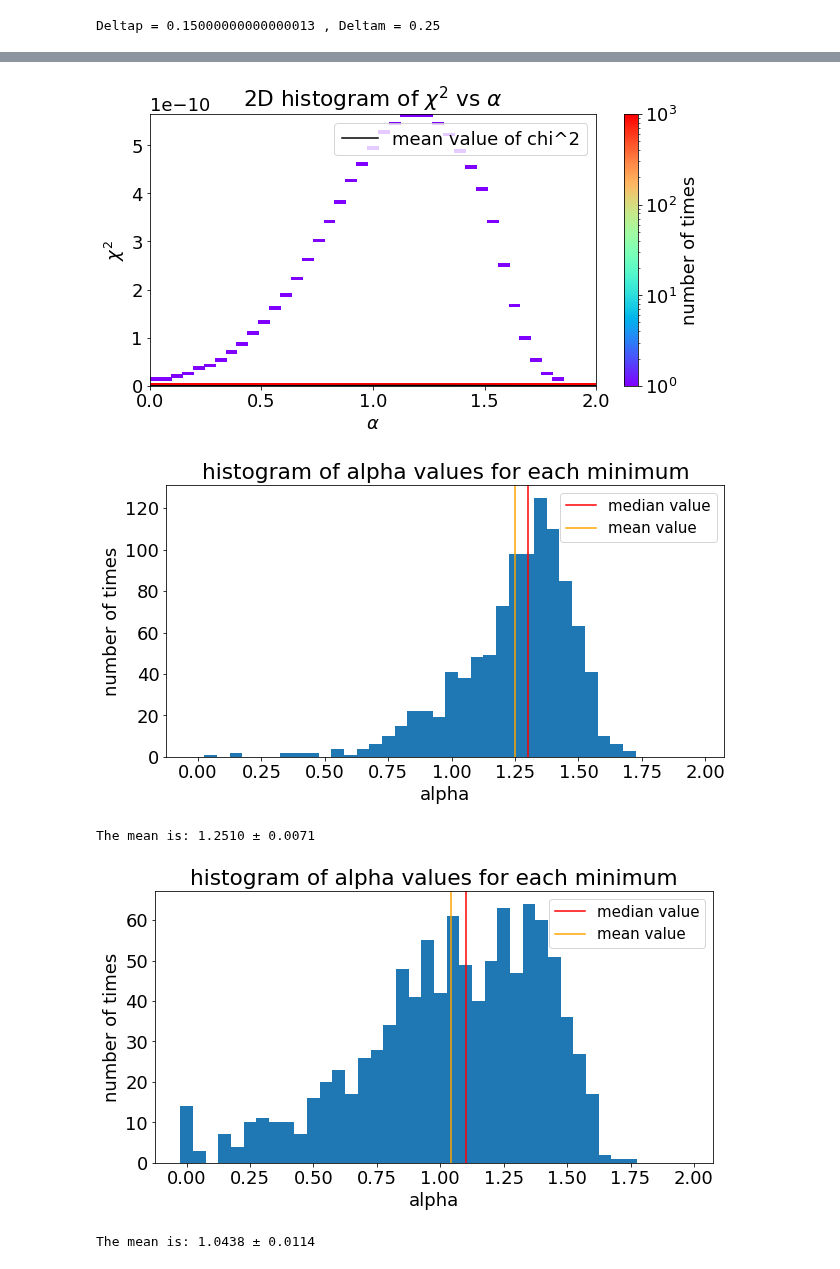
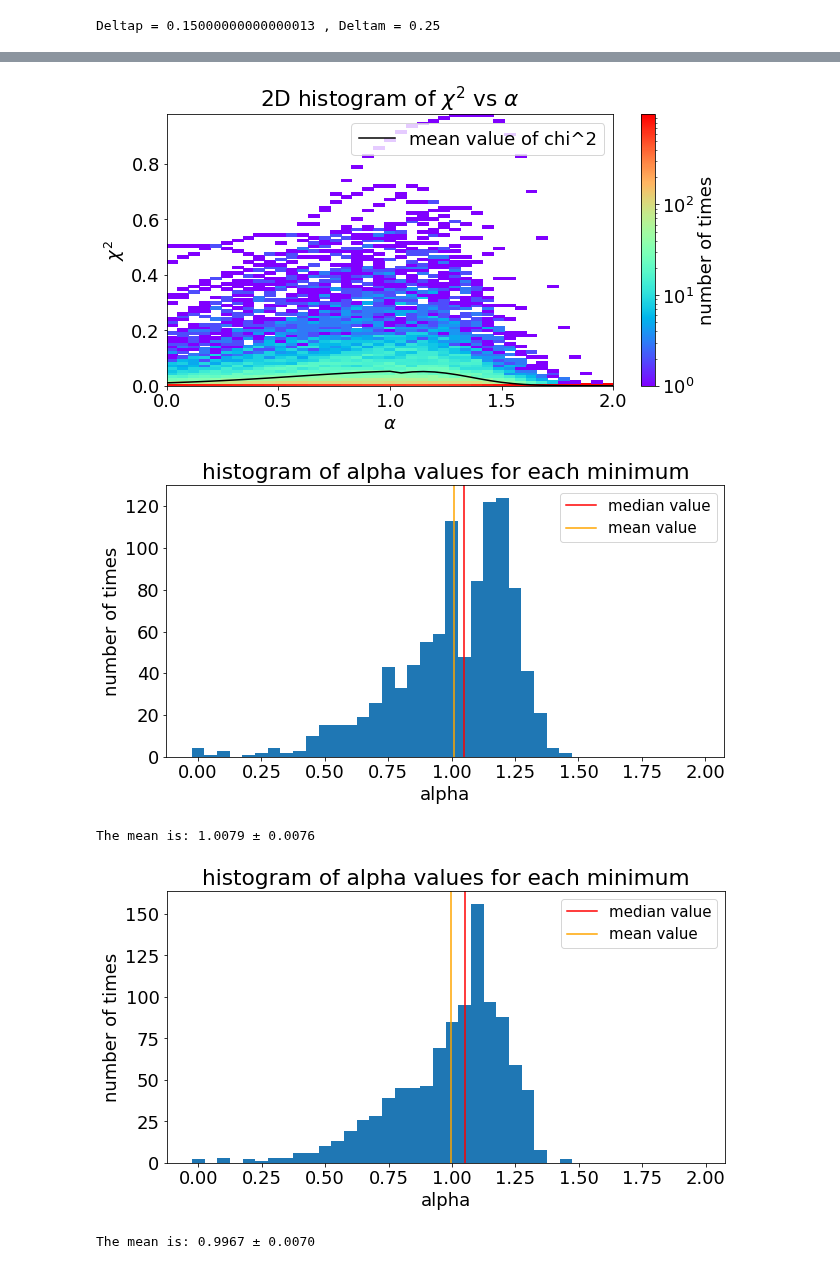
Before and after one commit to R-Grau/EBLpy, a Jupyter notebook: EBL_fit_MC_viewer.ipynb, the cells around one changed output, grey strips where cells are left out. Cells and saved outputs as stored; diff of their text form; code cells hidden in the pictures.

```diff
--- a/EBL_fit_MC_viewer.ipynb
+++ b/EBL_fit_MC_viewer.ipynb
@@ -144,7 +144,7 @@ def extract(ds):
     alphas = ds['alphas'][:]
     return chisqs,alphas
 
-loc = Path('/data/magic/users-ifae/rgrau/EBL-splines/EBL50_PWL_LP_MAGIC_with_0.04_Systematics')
+loc = Path('/data/magic/users-ifae/rgrau/EBL-splines/EBL50_LP(0.01)_LP_MAGIC_with_0.04_Systematics')
 # files = sorted([f for f in loc.glob("EBL*2022050916*.hdf5")]) #PWL_LP starting at alpha = 1 (16 alpha = 1, 11 alpha = 2)
 files = sorted([f for f in loc.glob("EBL*.hdf5")]) #all the others but PWL_LP
 # files = sorted(['/data/magic/users-ifae/rgrau/EBL-splines/EBL50_PWL_MBPWL_5knots/EBL_mult_nit0of50_202205111529.hdf5','/data/magic/users-ifae/rgrau/EBL-splines/EBL50_PWL_MBPWL_5knots/EBL_mult_nit2of50_202205111530.hdf5', '/data/magic/users-ifae/rgrau/EBL-splines/EBL50_PWL_MBPWL_5knots/EBL_mult_nit3of50_202205111529.hdf5'])
@@ -369,7 +371,7 @@ fig.colorbar(h[3], ax=ax, label="number of times")
 ax.set_title(r"2D histogram of $\chi^2$ vs $\alpha$")
 plt.show()
 # %% [output]
-[figure, old version]
+[figure, new version]
 # %%
 # for i in range(len(chisqs_iter)):
 #     print("Chi2 = ", chisqs_iter[i][20])
@@ -392,10 +394,10 @@ plt.show()
 print("The mean is:", format(mu, ".4f"), u"\u00B1", format(std/np.sqrt(niter), ".4f"))
 # print("Energy migration =", Energy_migration)
 # %% [output]
-[figure, old version]
+[figure, new version]
-The mean is: 1.2510 ± 0.0071
+The mean is: 1.0079 ± 0.0076
 # %%
-loc = Path('/data/magic/users-ifae/rgrau/EBL-splines/EBL50_LP(0.1)_LP_MAGIC_with_0.04_Systematics')
+loc = Path('/data/magic/users-ifae/rgrau/EBL-splines/EBL50_PWL_LP_MAGIC_with_0.04_Systematics')
 # files = sorted([f for f in loc.glob("EBL*2022050916*.hdf5")]) #PWL_LP starting at alpha = 1 (16 alpha = 1, 11 alpha = 2)
 files = sorted([f for f in loc.glob("EBL*.hdf5")]) #all the others but PWL_LP
 # files = sorted(['/data/magic/users-ifae/rgrau/EBL-splines/EBL50_PWL_MBPWL_5knots/EBL_mult_nit0of50_202205111529.hdf5','/data/magic/users-ifae/rgrau/EBL-splines/EBL50_PWL_MBPWL_5knots/EBL_mult_nit2of50_202205111530.hdf5', '/data/magic/users-ifae/rgrau/EBL-splines/EBL50_PWL_MBPWL_5knots/EBL_mult_nit3of50_202205111529.hdf5'])
@@ -429,35 +431,35 @@ Background_scale = inp_config["Background_scale"]
 Forward_folding = inp_config["Forward_folding"]
 initial_guess_pos = inp_config["initial_guess_pos"]
 step = inp_config["step"]
 last_bin = inp_config["last_bin"]
 first_bin = inp_config["first_bin"]
 Norm = inp_config["Norm"]
 Ph_index = inp_config["Ph_index"]
 initial_guess_0 = inp_config["initial_guess_0"]
 
 if fit_func_name == "MBPWL":
     knots = inp_config["knots"]
     Efirst = inp_config["Efirst"]
     Elast = inp_config["Elast"]
 
 mu, std = norm.fit(alphas[np.argmin(chisqs_iter, axis = 1)])
 
 plt.hist(alphas[np.argmin(chisqs_iter, axis = 1)], np.sort(alphas)-0.025)
 xmin, xmax = plt.xlim()
 # x = np.linspace(xmin, xmax, 100)
 p = norm.pdf(np.sort(alphas), mu, std)
 plt.axvline(np.median(alphas[np.argmin(chisqs_iter, axis = 1)]), label = "median value", color = "red")
 plt.axvline(np.mean(alphas[np.argmin(chisqs_iter, axis = 1)]), label = "mean value", color = "orange",)
 #plt.plot(np.sort(alphas), p/p.sum() * niter, 'k', linewidth=2)
 plt.xlabel("alpha")
 plt.ylabel("number of times")
 plt.title("histogram of alpha values for each minimum")
 plt.legend(fontsize = 15)
 plt.show()
 print("The mean is:", format(mu, ".4f"), u"\u00B1", format(std/np.sqrt(niter), ".4f"))
 # %% [output]
-[figure, old version]
+[figure, new version]
-The mean is: 1.0438 ± 0.0114
+The mean is: 0.9967 ± 0.0070
 # %%
 file2 = uproot.open("Output_fitebl.root:Chi2_1ES1011_Feb2014_LP")
 magicalphas = file2.values()[0]
```
Also changed, not shown: parts of 17 cells of this notebook, 2 other files.
